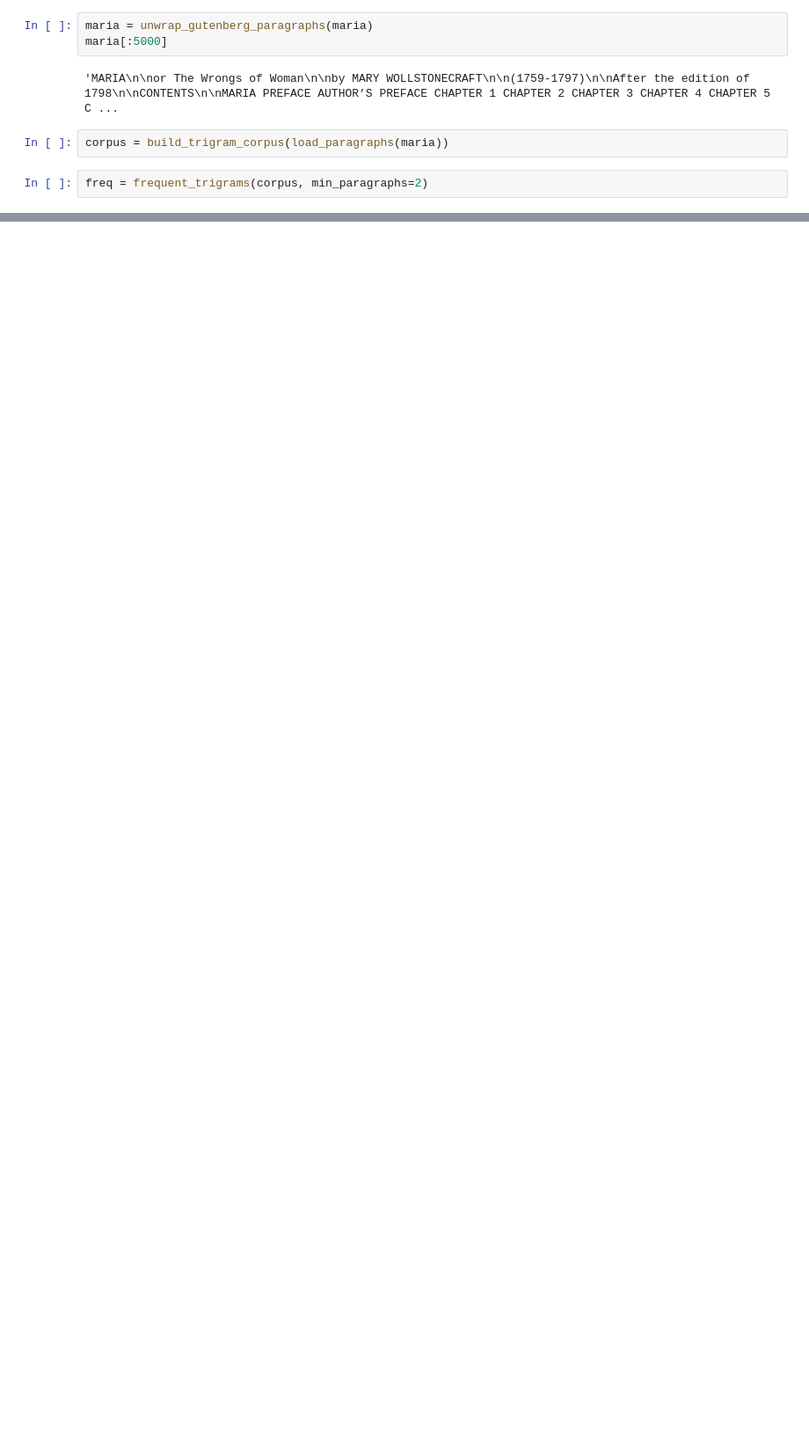
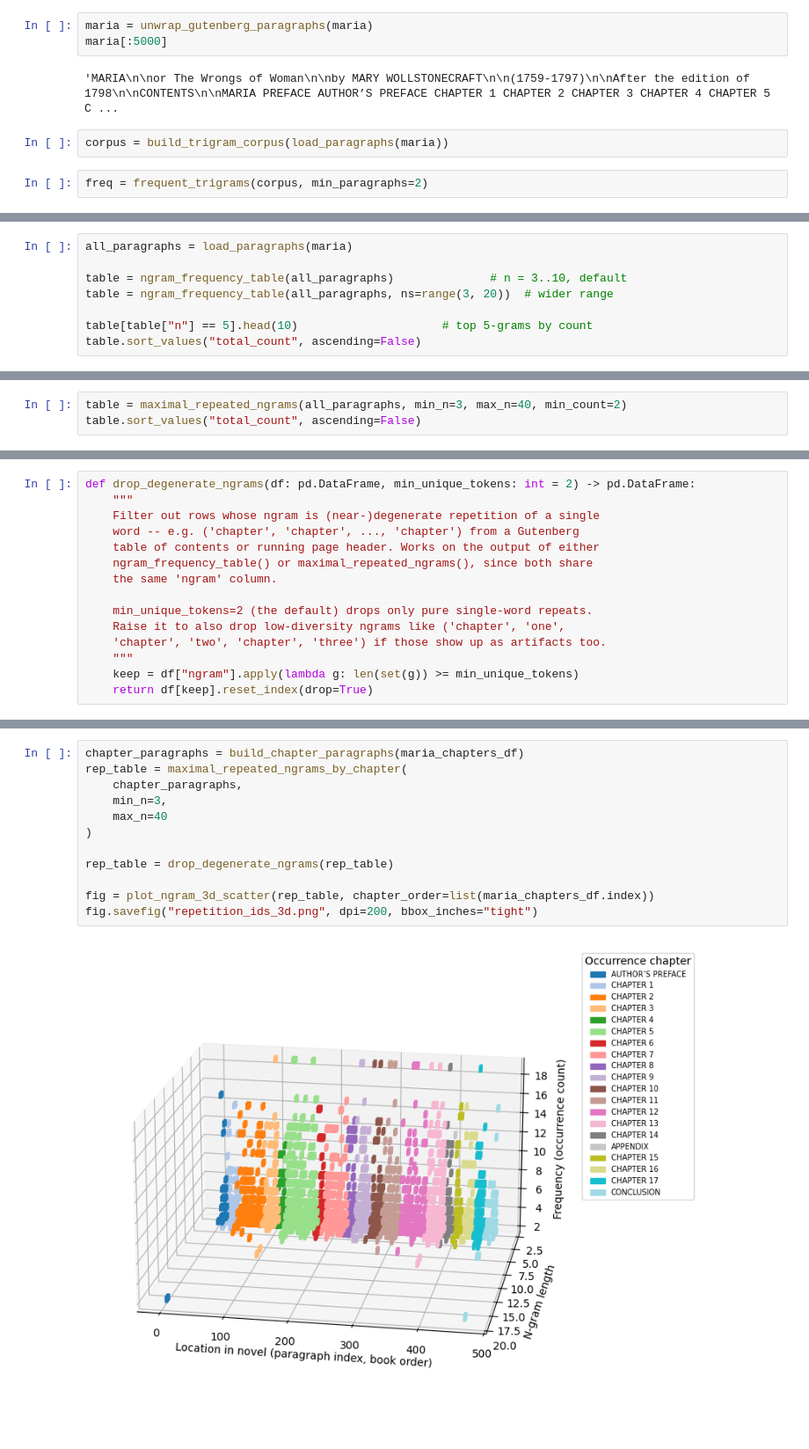
Before and after one commit to jruedas1/digital-humanities-literary-analysis, a Jupyter notebook: notebooks/exploratory-notebook-5-ngrams.ipynb, the cells around one changed output, grey strips where cells are left out. Shown at 88% size. Drawn from its saved outputs; the diff is of its cells as text; blank space fills up the shorter version.

```diff
--- a/notebooks/exploratory-notebook-5-ngrams.ipynb
+++ b/notebooks/exploratory-notebook-5-ngrams.ipynb
@@ -214,0 +591,8 @@ freq
+# %%
+all_paragraphs = load_paragraphs(maria)
+
+table = ngram_frequency_table(all_paragraphs)              # n = 3..10, default
+table = ngram_frequency_table(all_paragraphs, ns=range(3, 20))  # wider range
+
+table[table["n"] == 5].head(10)                     # top 5-grams by count
+table.sort_values("total_count", ascending=False)
@@ -214,0 +809,3 @@ freq
+# %%
+table = maximal_repeated_ngrams(all_paragraphs, min_n=3, max_n=40, min_count=2)
+table.sort_values("total_count", ascending=False)
@@ -214,0 +855,15 @@ freq
+# %%
+def drop_degenerate_ngrams(df: pd.DataFrame, min_unique_tokens: int = 2) -> pd.DataFrame:
+    """
+    Filter out rows whose ngram is (near-)degenerate repetition of a single
+    word -- e.g. ('chapter', 'chapter', ..., 'chapter') from a Gutenberg
+    table of contents or running page header. Works on the output of either
+    ngram_frequency_table() or maximal_repeated_ngrams(), since both share
+    the same 'ngram' column.
+
+    min_unique_tokens=2 (the default) drops only pure single-word repeats.
+    Raise it to also drop low-diversity ngrams like ('chapter', 'one',
+    'chapter', 'two', 'chapter', 'three') if those show up as artifacts too.
+    """
+    keep = df["ngram"].apply(lambda g: len(set(g)) >= min_unique_tokens)
+    return df[keep].reset_index(drop=True)
@@ -214,0 +1175,14 @@ freq
+# %%
+chapter_paragraphs = build_chapter_paragraphs(maria_chapters_df)
+rep_table = maximal_repeated_ngrams_by_chapter(
+    chapter_paragraphs,
+    min_n=3,
+    max_n=40
+)
+
+rep_table = drop_degenerate_ngrams(rep_table)
+
+fig = plot_ngram_3d_scatter(rep_table, chapter_order=list(maria_chapters_df.index))
+fig.savefig("repetition_ids_3d.png", dpi=200, bbox_inches="tight")
+# %% [output]
+[figure, added]
```
Also changed, not shown: parts of 39 cells of this notebook, 25 other files.
